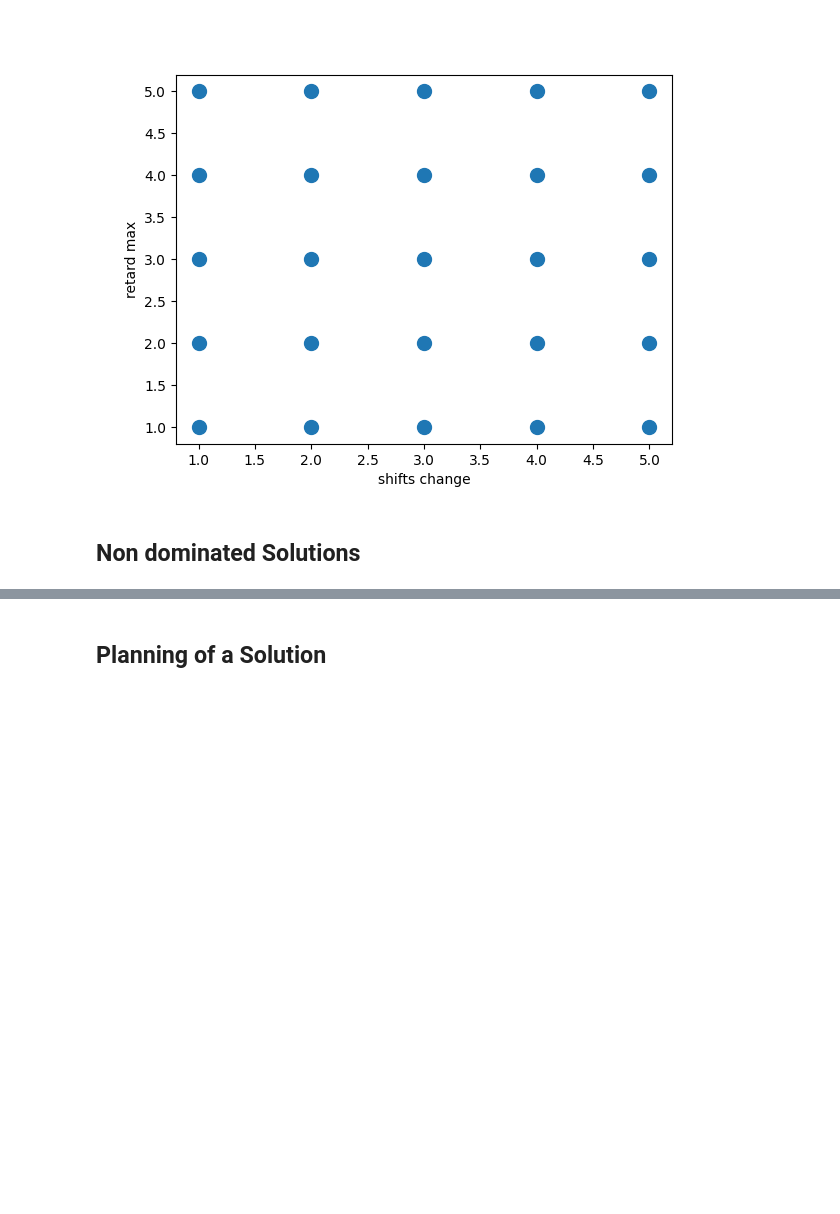
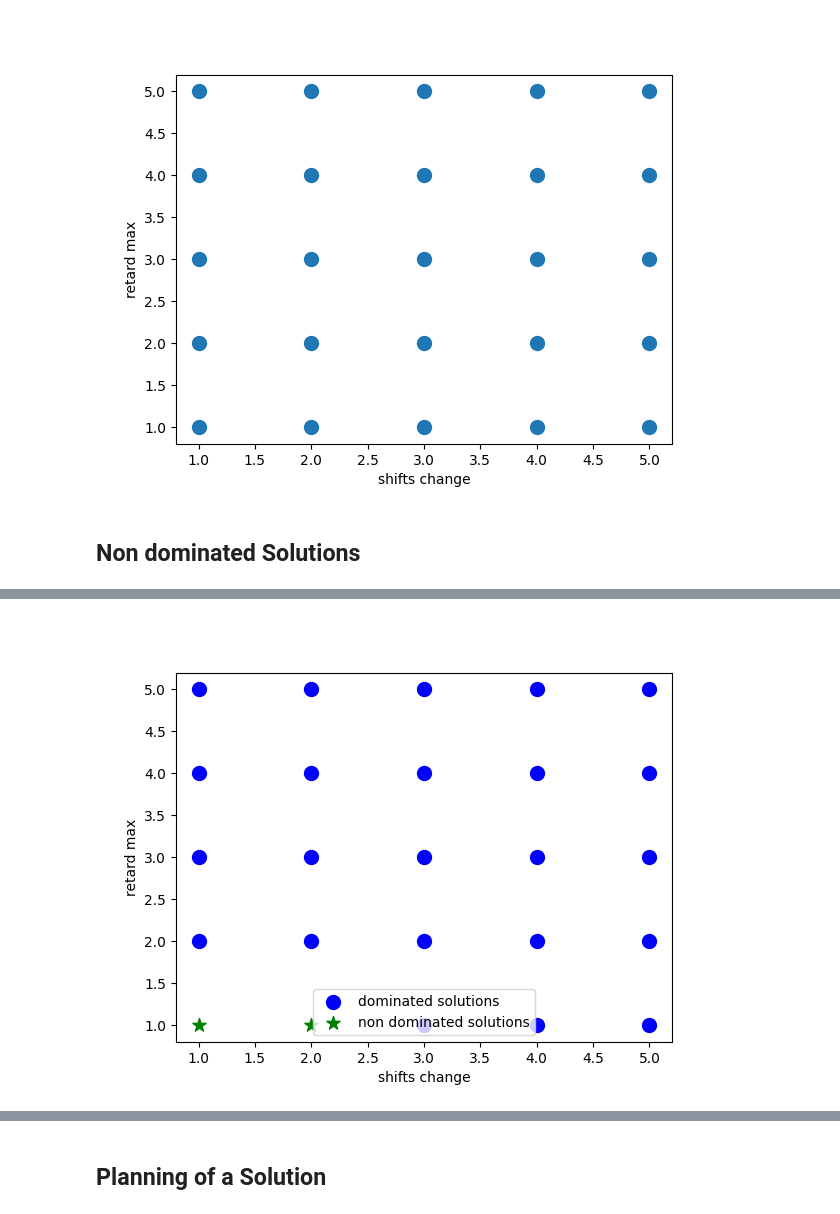
Before and after one commit to lidamsoukaina/Planification_Et_Affectation, a Jupyter notebook: main.ipynb, the cells around one changed output, grey strips where cells are left out. Drawn from its saved outputs; the diff is of its cells as text; code cells hidden in the pictures; blank space fills up the shorter version.

```diff
--- a/main.ipynb
+++ b/main.ipynb
@@ -259,0 +265,11 @@ plt.show()
+# %%
+fig = plt.figure()
+ax = fig.add_subplot(111)
+a = ax.scatter(x, y,  c='b', marker='o', s = 100)
+b = ax.scatter(x2, y2, c='g', marker='*', s = 100)
+ax.set_xlabel('shifts change')
+ax.set_ylabel('retard max')
+ax.legend((a,b),("dominated solutions","non dominated solutions"))
+plt.show()
+# %% [output]
+[figure, added]
```
Also changed, not shown: parts of 4 cells of this notebook, 5 other files.
